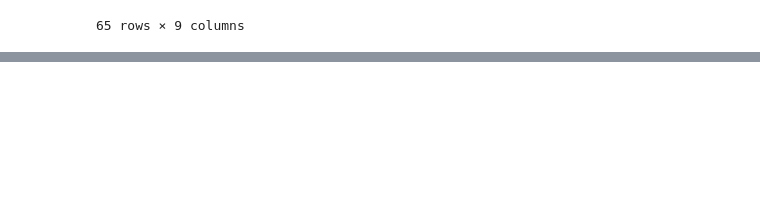
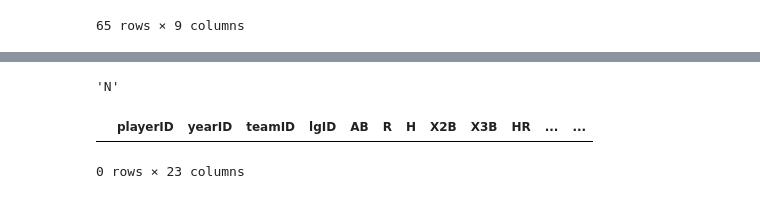
Before and after one commit to black3279/ML-Deep-Learning-Study, a Jupyter notebook: tensorflow/30_problem03.ipynb, the cells around one changed output, grey strips where cells are left out. Drawn from its saved outputs; the diff is of its cells as text; code cells hidden in the pictures; blank space fills up the shorter version.

```diff
--- a/tensorflow/30_problem03.ipynb
+++ b/tensorflow/30_problem03.ipynb
@@ -234,3 +234,7 @@ analysisResult
 65 rows × 9 columns
 # %%
 # 65 개
+# %%
+targetData = df_baseball[(df_baseball["AB"]>=400)&(df_baseball["yearID"]>=2014)]
+targetData["ratio"] = targetData["H"]/targetData["AB"]
+targetData["rank"] = targetData["ratio"].rank(method="min")
@@ -236,0 +265,20 @@ analysisResult
+# %%
+targetData = targetData.reset_index(drop=True)
+list = []
+for i in range(targetData.shape[0]):
+    if targetData["rank"][i] <= 30.0 :
+        list.append("Y")
+    else :
+        list.append("N")
+list[0]
+# %% [output]
+'N'
+# %%
+targetData["target"]= list
+targetData["intend"] = targetData["HBP"] + targetData["BB"]
+targetData["X1B"] = targetData["H"] - targetData["X2B"] -targetData["X3B"] - targetData["HR"]
+targetData["long"] = targetData["X1B"] + targetData["X2B"] * 2 + targetData["X3B"] * 3 + targetData["HR"] * 4
+targetData["long"] = targetData["long"] / targetData["AB"]
+# %% [output]
+|  | playerID | yearID | teamID | lgID | AB | R | H | X2B | X3B | HR | ... | ... |
+0 rows × 23 columns
```
Also changed, not shown: parts of 3 cells of this notebook.
